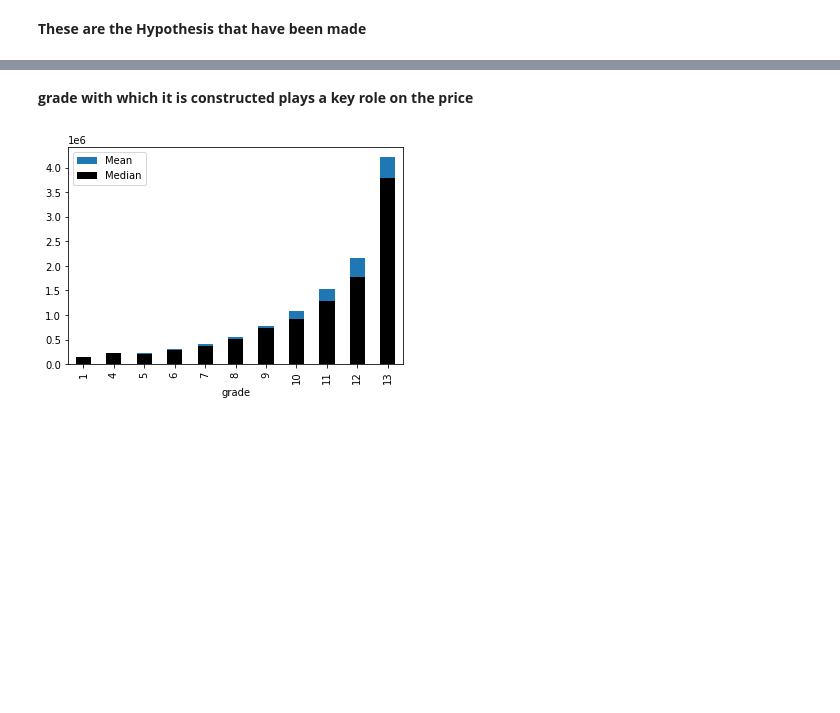
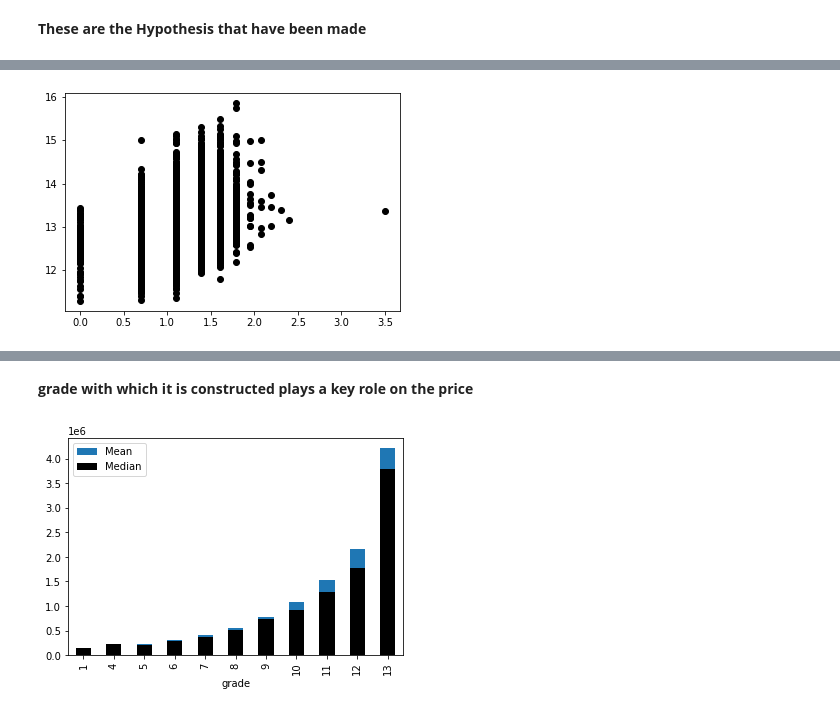
Before and after one commit to vaibhavvarmadv/HousePricePrediction, a Jupyter notebook: EDA.ipynb, the cells around one changed output, grey strips where cells are left out. Cells and saved outputs as stored; diff of their text form; code cells hidden in the pictures; blank space fills up the shorter version.

```diff
--- a/EDA.ipynb
+++ b/EDA.ipynb
@@ -59,0 +143,9 @@ data
+# %%
+# Re-plot the scatter plot by taking the log transformation of both the variables. Does the linearity
+# Improve?
+import numpy as np
+
+plt.scatter(np.log(data.bedrooms), y=np.log(data.price), color='black')
+plt.show()
+# %% [output]
+[figure, added]
```
Also changed, not shown: parts of 93 cells of this notebook, 1 other file.
